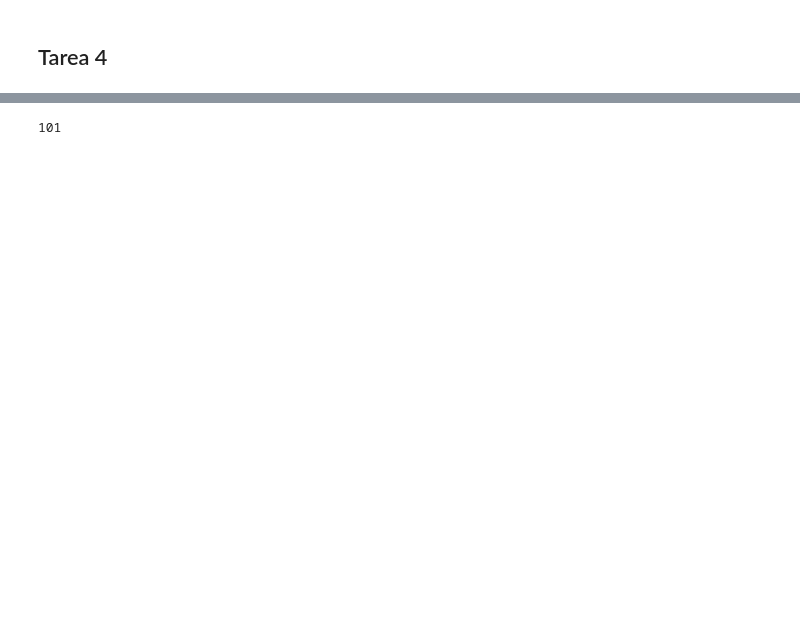
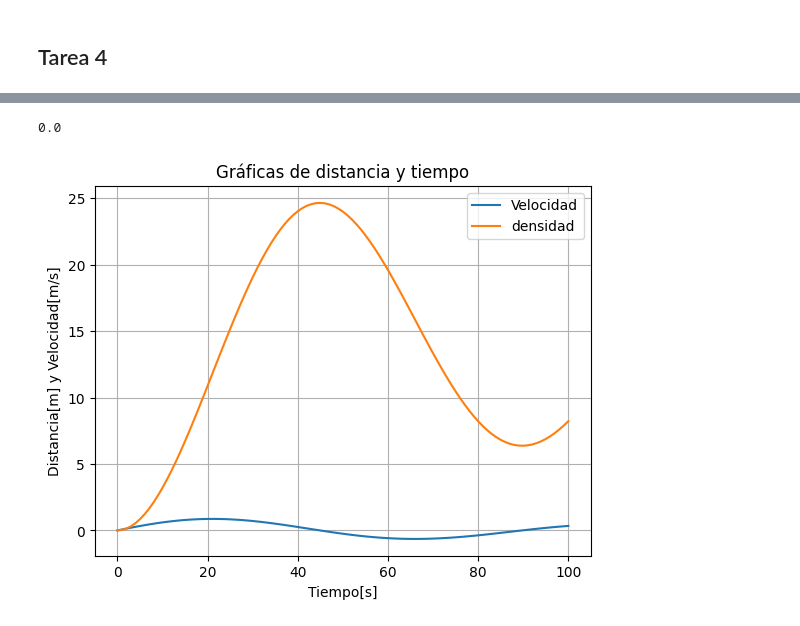
Before and after one commit to alexisrealg/CODiGO_Computacional, a Jupyter notebook: MyTarea/Tarea 4.ipynb, the cells around one changed output, grey strips where cells are left out. Drawn from its saved outputs; the diff is of its cells as text; code cells hidden in the pictures; blank space fills up the shorter version.

```diff
--- a/MyTarea/Tarea 4.ipynb
+++ b/MyTarea/Tarea 4.ipynb
@@ -10,8 +14,33 @@ Velo = np.loadtxt("velocidades.txt", float)
 Tiempo = []#Creo 2 listas vacías para separar los valores de tiempo y velocidades
 Velocidad = []
 for i in range(0,len(Velo)):
-    Tiempo.append(Velo[i,0])  #el primer elemento de cada entrada de manchas es el tiempo, entonces lo agregamos a Tiempo
-    Velocidad.append(Velo[i,1])
+    Tiempo.append(Velo[i,0])  #el primer elemento de cada entrada de Velo es el tiempo, entonces lo agregamos a Tiempo
+    Velocidad.append(Velo[i,1]) #el segundo elemento de cada entrada de Velo es la velocidad, entonces lo agregamos a Velocidad
+print(Tiempo[0])
+# %% [output]
+0.0
 # %%
+#Para esto discreto utilizaremos arreglos.
+def TrapecioListas (a,b,Lx,Ly): #definimos esta funcion de integración de las listas
+    N = len(Lx[a:b]) #la cantidad de divisiones de nuestros trapecios
+    h = abs(Lx[b]-Lx[a])/N #la longitud de dichos trapecios
+    I = (Ly[a]+Ly[b])/2 #el valor que no esta en la suma
+    for i in range (1,N): #la suma de los valores entre a y b que no sean a y b.
+        I += Ly[i]
+    I = h*I
+    return I #regresa el valor de la integral que es el valor de la función primitiva en b.
-# %% [output]
-101
+# %%
+distancia = [0] #el primer valor ess cero, dado que no contamos con condición inicial
+for i in range (1, len(Tiempo)): #con esto agregamos todos los valores que va de 1 a 101
+    I =TrapecioListas(0,i,Tiempo,Velocidad) # Obtenemos los valores I(b)
+    distancia.append(I) #los agregamos en la lista
+# %%
+plt.plot(Tiempo,Velocidad, label = "Velocidad")
+plt.plot(Tiempo,distancia, label = "densidad")
+plt.title("Gráficas de distancia y tiempo")
+plt.xlabel("Tiempo[s]")
+plt.ylabel("Distancia[m] y Velocidad[m/s]")
+plt.legend()
+plt.grid()
+# %% [output]
+[figure, added]
```
Also changed, not shown: parts of 54 cells of this notebook, 9 other files.
